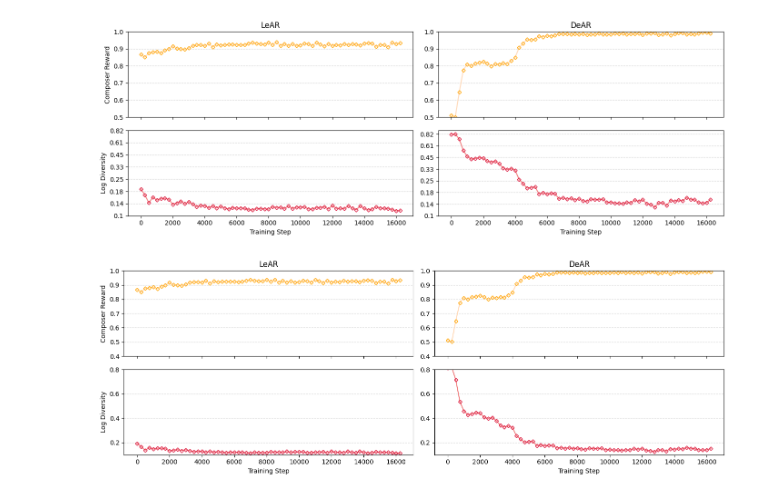
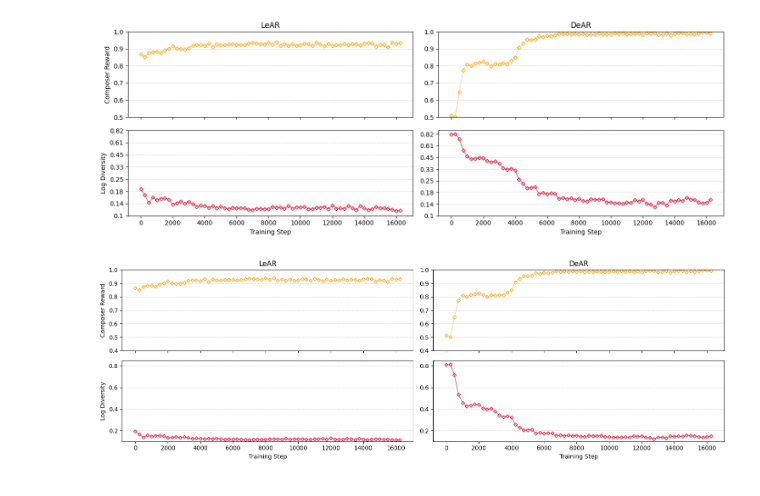
Before and after one commit to JoaquinCardonaRuiz/thesis-compositionality, a Jupyter notebook: analysis/sparsity_test/sparsity.ipynb, the cells around one changed output. Cells and saved outputs as stored; diff of their text form; code cells hidden in the pictures.

```diff
--- a/ACL/sparsity_test/sparsity.ipynb
+++ b/analysis/sparsity_test/sparsity.ipynb
@@ -1194,7 +1194,7 @@ div_df['bin'] = div_df['bin'] * 250
 
 # 2x2 grid: LEAR left, DEAR right; top: c_reward, bottom: diversity
 
-fig, axes = plt.subplots(2, 2, figsize=(14, 5), sharex=True)
+fig, axes = plt.subplots(2, 2, figsize=(13, 4), sharex=True)
 
 # LEAR c_reward
 lear_c = c_df[c_df['method'] == 'LEAR']
@@ -1210,33 +1210,33 @@ axes[0, 1].plot(dear_c['bin'], dear_c['c_reward'], markeredgecolor='orange', mar
 axes[0, 1].set_title('DeAR')
 axes[0, 1].set_ylim(0.4, 1)
 axes[0, 1].grid(axis='y', linestyle='--', alpha=0.5)
 
 
 div_yticks = [round(0.1 * 1.35**n,4) for n in range(8)]
 # LEAR diversity
 lear_d = div_df[div_df['method'] == 'LEAR']
 axes[1, 0].plot(lear_d['bin'], lear_d['diversity'], markeredgecolor='crimson', markerfacecolor='none', marker='D', markersize=4, color='lightcoral')
 axes[1, 0].set_xlabel('Training Step')
 axes[1, 0].set_ylabel('Log Diversity')
 #axes[1, 0].set_yscale('log')
 #axes[1, 0].set_yticks(div_yticks)
 #axes[1, 0].set_yticklabels([str(round(ytick,2)) for ytick in div_yticks])
 #axes[1, 0].minorticks_off()
-axes[1,0].set_ylim(0.1, 0.8)
+axes[1,0].set_ylim(0.1, 0.85)
 axes[1, 0].grid(axis='y', linestyle='--', alpha=0.5)
 
 # DEAR diversity
 dear_d = div_df[div_df['method'] == 'DEAR']
 axes[1, 1].plot(dear_d['bin'], dear_d['diversity'], markeredgecolor='crimson', markerfacecolor='none', marker='D', markersize=4, color='lightcoral')
 axes[1, 1].set_xlabel('Training Step')
 #axes[1, 1].set_yscale('log')
 #axes[1, 1].set_yticks(div_yticks)
 #axes[1, 1].set_yticklabels([str(round(ytick,2)) for ytick in div_yticks])
 #axes[1, 1].minorticks_off()
-axes[1,1].set_ylim(0.1, 0.8)
+axes[1,1].set_ylim(0.1, 0.85)
 axes[1, 1].grid(axis='y', linestyle='--', alpha=0.5)
 
 plt.tight_layout()
 plt.show()
 # %% [output]
-[figure, old version]
+[figure, new version]
```
Also changed, not shown: parts of 7 cells of this notebook, 47 other files.
